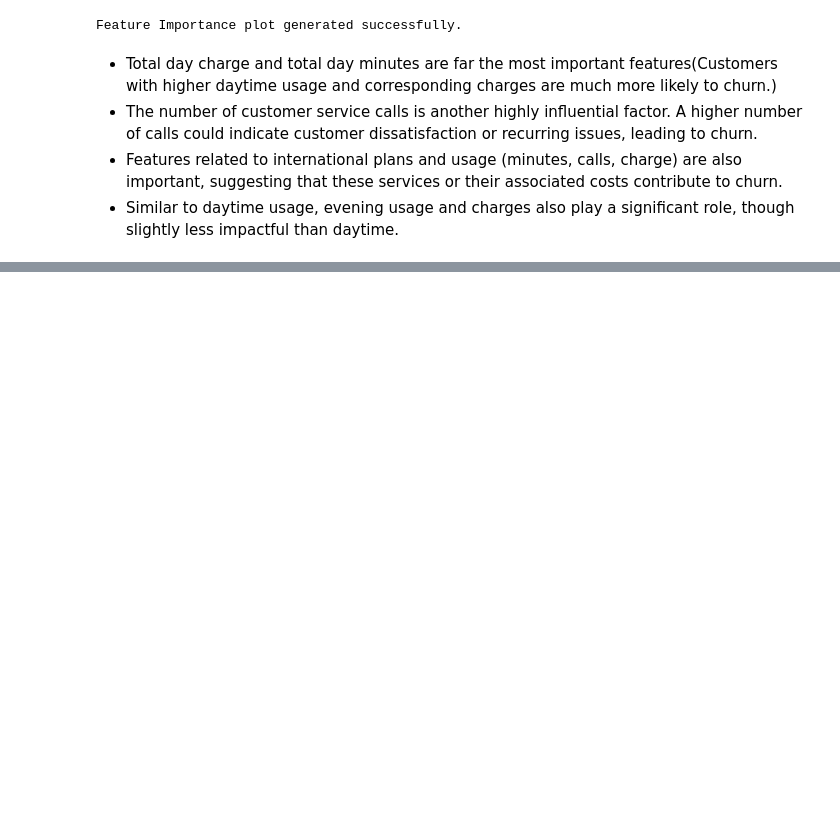
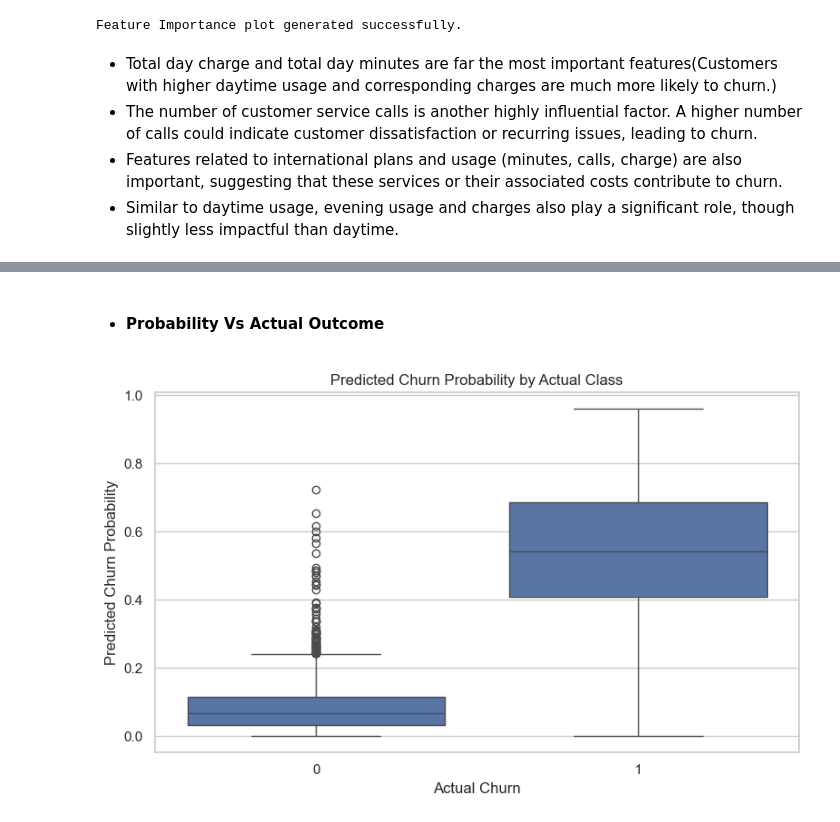
Before and after one commit to MTirop/DSF-PT11-Phase3-Project, a Jupyter notebook: Notebook.ipynb, the cells around one changed output, grey strips where cells are left out. Cells and saved outputs as stored; diff of their text form; code cells hidden in the pictures; blank space fills up the shorter version.

```diff
--- a/Notebook.ipynb
+++ b/Notebook.ipynb
@@ -784,0 +832,13 @@ Feature Importance plot generated successfully.
+# %% [markdown]
+* #### Probability Vs Actual Outcome
+# %%
+# Probability Vs Actual Outcome
+plt.figure(figsize=(8, 5))
+sns.boxplot(x="Actual", y="Probability_Churn", data=results_df)
+plt.title("Predicted Churn Probability by Actual Class")
+plt.xlabel("Actual Churn")
+plt.ylabel("Predicted Churn Probability")
+plt.tight_layout()
+plt.show()
+# %% [output]
+[figure, added]
```
Also changed, not shown: parts of 16 cells of this notebook, 7 other files.
